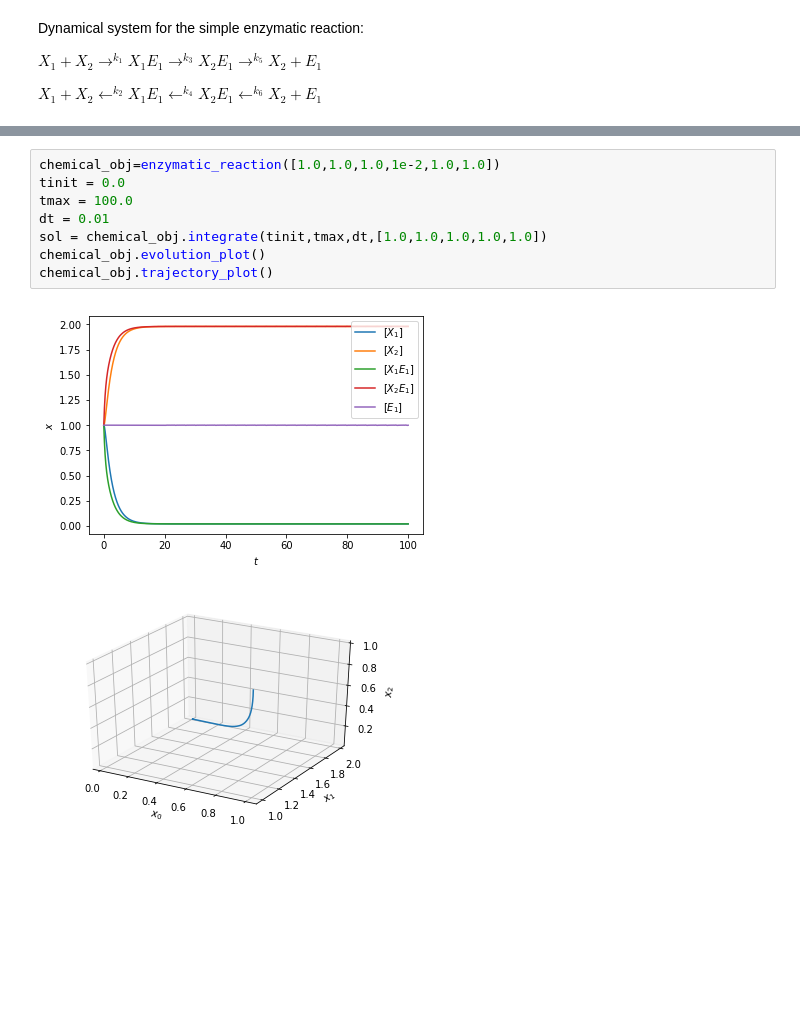
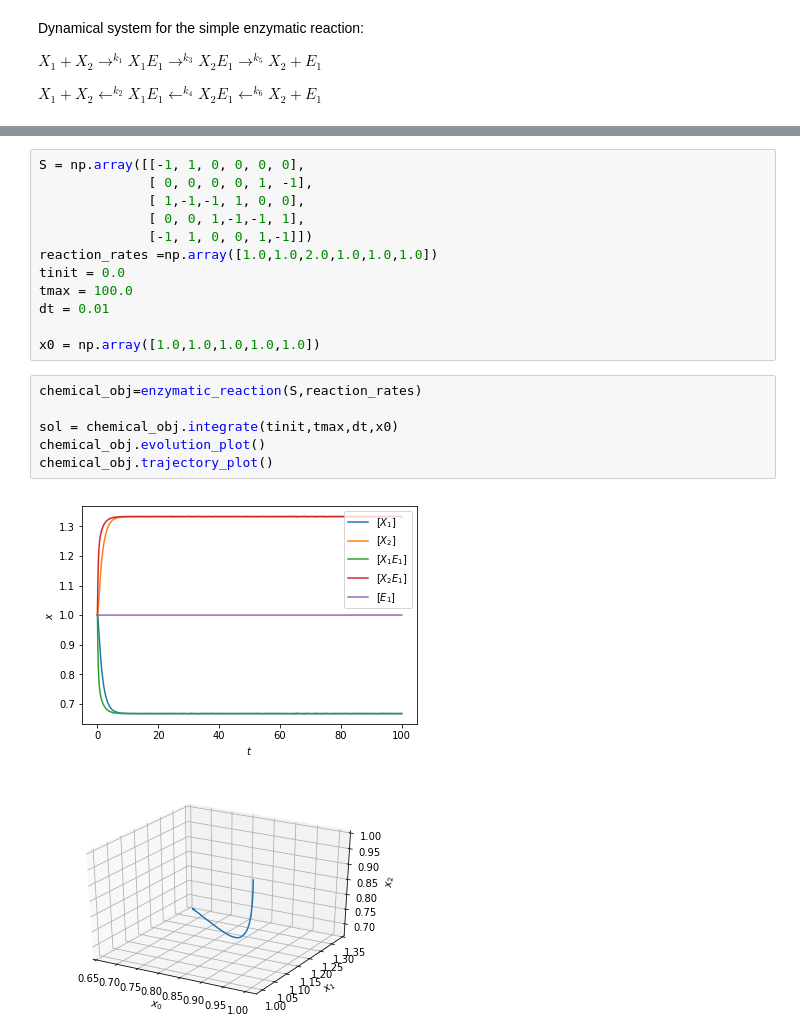
Before and after one commit to data-driven-dynamical-systems/Andre, a Jupyter notebook: dynamical_models.ipynb, the cells around one changed output, grey strips where cells are left out. Drawn from its saved outputs; the diff is of its cells as text; blank space fills up the shorter version.

```diff
--- a/dynamical_models.ipynb
+++ b/dynamical_models.ipynb
@@ -330,11 +430,21 @@ class enzymatic_reaction(dynamical_system):
 # %%
-chemical_obj=enzymatic_reaction([1.0,1.0,1.0,1e-2,1.0,1.0])
+S = np.array([[-1, 1, 0, 0, 0, 0],
+              [ 0, 0, 0, 0, 1, -1],
+              [ 1,-1,-1, 1, 0, 0],
+              [ 0, 0, 1,-1,-1, 1],
+              [-1, 1, 0, 0, 1,-1]])
+reaction_rates =np.array([1.0,1.0,2.0,1.0,1.0,1.0])
 tinit = 0.0
 tmax = 100.0
 dt = 0.01
-sol = chemical_obj.integrate(tinit,tmax,dt,[1.0,1.0,1.0,1.0,1.0])
-chemical_obj.evolution_plot()
-chemical_obj.trajectory_plot()
+
+x0 = np.array([1.0,1.0,1.0,1.0,1.0])
-# %% [output]
-[figure, removed]
-[figure, removed]
+# %%
+chemical_obj=enzymatic_reaction(S,reaction_rates)
+
+sol = chemical_obj.integrate(tinit,tmax,dt,x0)
+chemical_obj.evolution_plot()
+chemical_obj.trajectory_plot()
+# %% [output]
+[figure, added]
+[figure, added]
```
Also changed, not shown: parts of 8 cells of this notebook.
